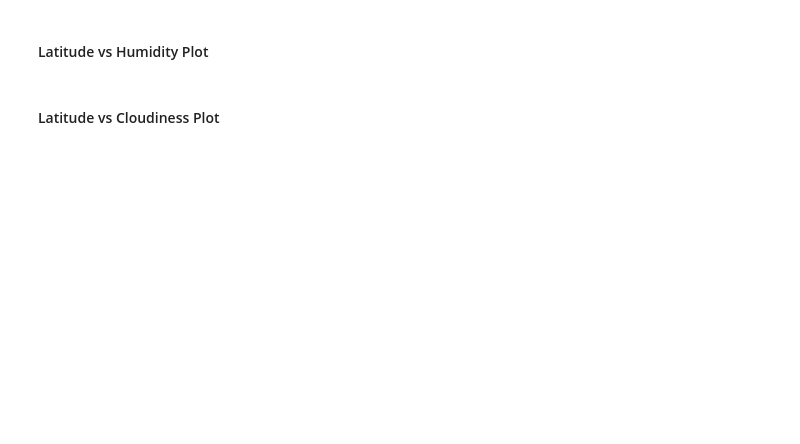
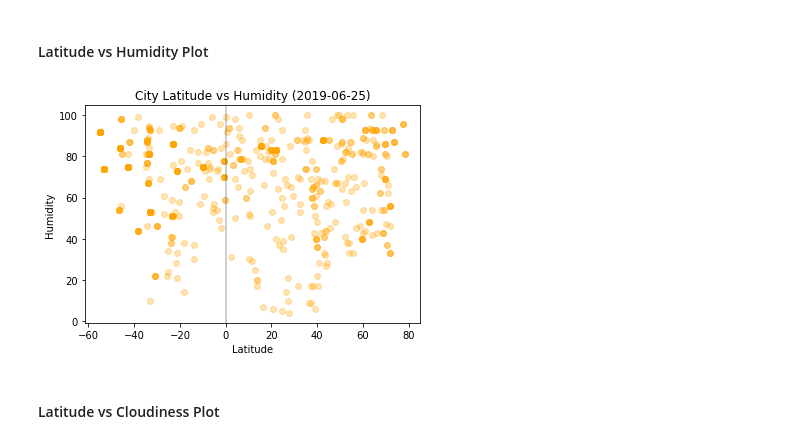
Before and after one commit to kathleeng77/Weather-API-Challenge, a Jupyter notebook: weather.ipynb, the cells around one changed output. Drawn from its saved outputs; the diff is of its cells as text; code cells hidden in the pictures; blank space fills up the shorter version.

```diff
--- a/weather.ipynb
+++ b/weather.ipynb
@@ -141,14 +180,17 @@ Four plots analyzing relationships between latitude and the following:
 # %%
 # CMAP: 'spring' goes from pink to yellow --> humidity
 
 # humidity plot
-# plt.scatter(df["Latitude"], df["Humidity"], color=colors, alpha=0.3, cmap='spring')
+plt.scatter(df["Latitude"], df["Humidity"], color="orange", alpha=0.3, cmap='spring')
 # plt.colorbar();
-# plt.xlabel("Latitude")
-# plt.ylabel("Humidity")
-# plt.title(f"City Latitude vs Humidity ({datetime.now().date()})")
-# plt.savefig("lat-humidity-scatter.png")
-# plt.show()
+plt.axvline(0, color="black", alpha=0.25)
+plt.xlabel("Latitude")
+plt.ylabel("Humidity")
+plt.title(f"City Latitude vs Humidity ({datetime.now().date()})")
+plt.savefig("lat-humidity-scatter.png")
+plt.show()
+# %% [output]
+[figure, added]
 # %% [markdown]
 #### Latitude vs Cloudiness Plot
 # %%
```
Also changed, not shown: parts of 10 cells of this notebook, 4 other files.
